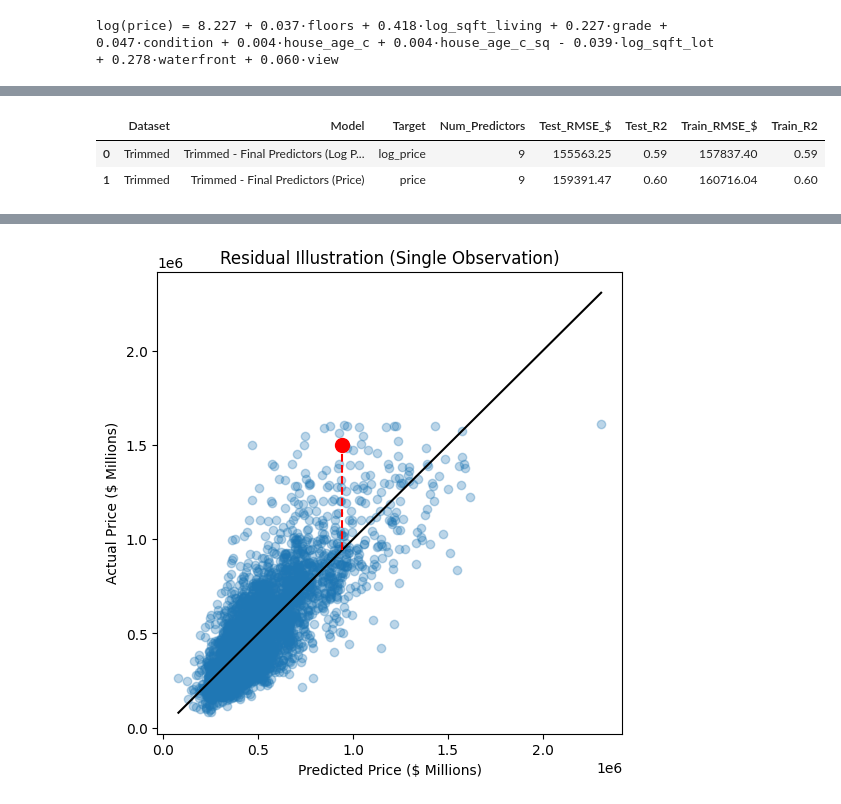
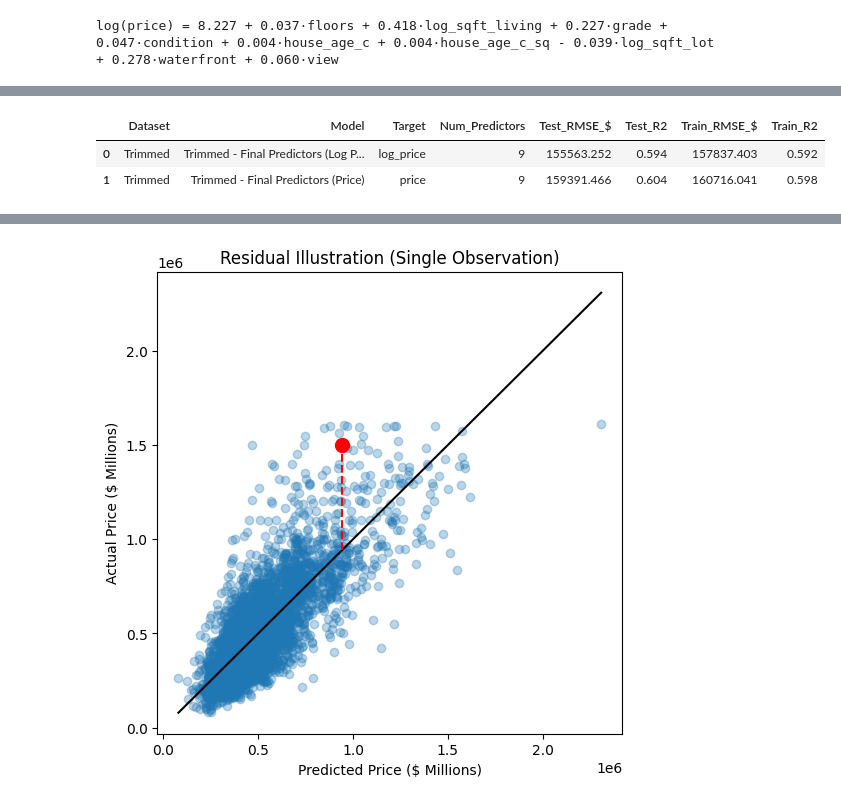
Before and after one commit to jblackman-bit/ads_500b_final_project, a Jupyter notebook: Model/modeling.ipynb, the cells around one changed output, grey strips where cells are left out. Drawn from its saved outputs; the diff is of its cells as text; code cells hidden in the pictures.

```diff
--- a/Model/modeling.ipynb
+++ b/Model/modeling.ipynb
@@ -250,6 +299,7 @@ spec_baseline_full = {
         "bathrooms",
         "grade",
         "condition",
+        "sale_month",
         "house_age",
         "renovated_bool",
         "log_sqft_lot",
@@ -730,33 +796,33 @@ test_rmse_price = np.sqrt(
     mean_squared_error(y_test_price, y_test_pred_price)
 )
 
 # Update RMSE values for the log model row
 log_row = final_results_df["Target"] == "log_price"
 final_results_df.loc[log_row, "Train_RMSE"] = train_rmse_price
 final_results_df.loc[log_row, "Test_RMSE"] = test_rmse_price
 
 # --------------------------------------------------
 # Display final comparison summary table
 # --------------------------------------------------
 
 final_results_display = final_results_df.rename(columns={
     "Test_RMSE": "Test_RMSE_$",
     "Train_RMSE": "Train_RMSE_$"
 })
 
 display_cols = [
     "Dataset",
     "Model",
     "Target",
     "Num_Predictors",
     "Test_RMSE_$",
     "Test_R2",
     "Train_RMSE_$",
     "Train_R2"
 ]
 
-display(final_results_display[display_cols].round(2))
+display(final_results_display[display_cols].round(3))
 # %% [output]
 |  | Dataset | Model | Target | Num_Predictors | Test_RMSE_$ | Test_R2 | Train_RMSE_$ | Train_R2 |
-| 0 | Trimmed | Trimmed - Final Predictors (Log P... | log_price | 9 | 155563.25 | 0.59 | 157837.40 | 0.59 |
-| 1 | Trimmed | Trimmed - Final Predictors (Price) | price | 9 | 159391.47 | 0.60 | 160716.04 | 0.60 |
+| 0 | Trimmed | Trimmed - Final Predictors (Log P... | log_price | 9 | 155563.252 | 0.594 | 157837.403 | 0.592 |
+| 1 | Trimmed | Trimmed - Final Predictors (Price) | price | 9 | 159391.466 | 0.604 | 160716.041 | 0.598 |
```
Also changed, not shown: parts of 25 cells of this notebook.
